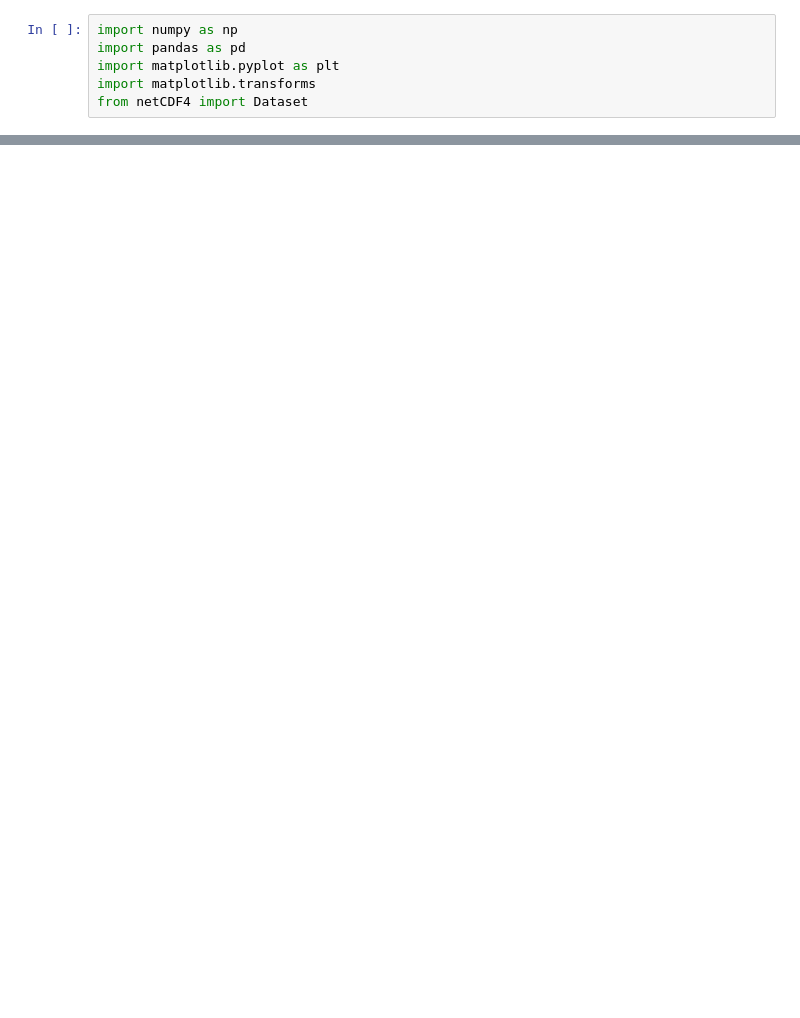
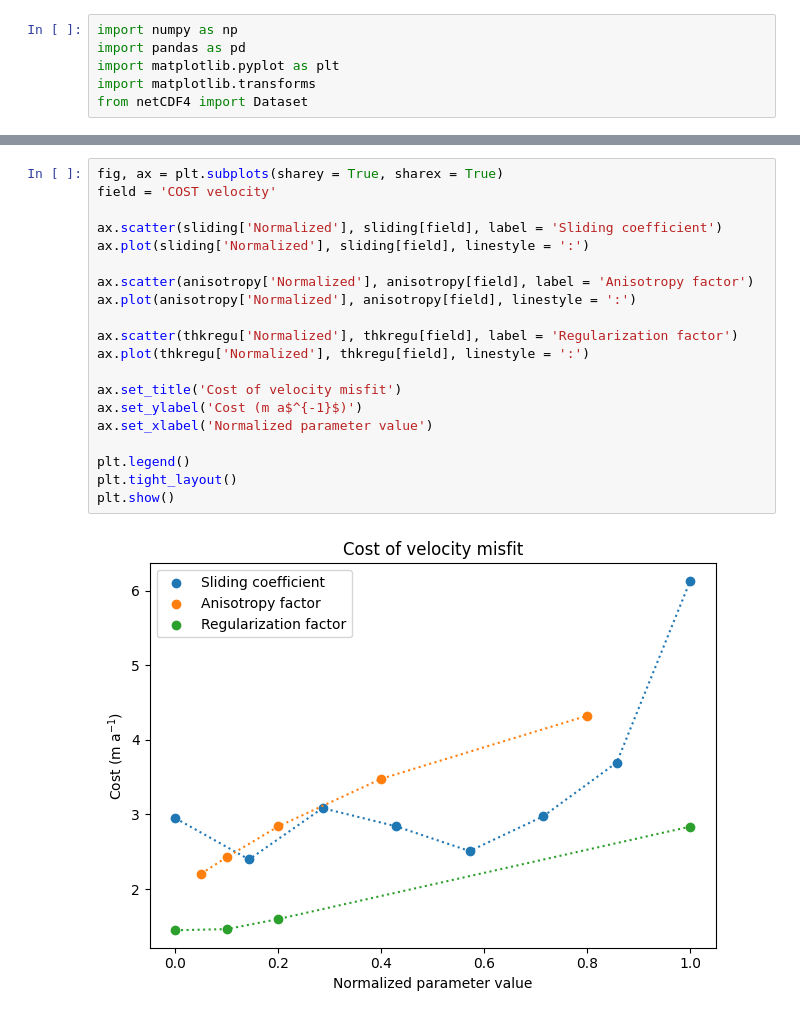
Before and after one commit to ethan-pierce/igm-alpine, a Jupyter notebook: igm-2.0/results/opti-params.ipynb, the cells around one changed output, grey strips where cells are left out. Drawn from its saved outputs; the diff is of its cells as text; blank space fills up the shorter version.

```diff
--- a/igm-2.0/results/opti-params.ipynb
+++ b/igm-2.0/results/opti-params.ipynb
@@ -150,0 +202,22 @@ plt.show()
+# %%
+fig, ax = plt.subplots(sharey = True, sharex = True)
+field = 'COST velocity'
+
+ax.scatter(sliding['Normalized'], sliding[field], label = 'Sliding coefficient')
+ax.plot(sliding['Normalized'], sliding[field], linestyle = ':')
+
+ax.scatter(anisotropy['Normalized'], anisotropy[field], label = 'Anisotropy factor')
+ax.plot(anisotropy['Normalized'], anisotropy[field], linestyle = ':')
+
+ax.scatter(thkregu['Normalized'], thkregu[field], label = 'Regularization factor')
+ax.plot(thkregu['Normalized'], thkregu[field], linestyle = ':')
+
+ax.set_title('Cost of velocity misfit')
+ax.set_ylabel('Cost (m a$^{-1}$)')
+ax.set_xlabel('Normalized parameter value')
+
+plt.legend()
+plt.tight_layout()
+plt.show()
+# %% [output]
+[figure, added]
```
Also changed, not shown: parts of 11 cells of this notebook.
